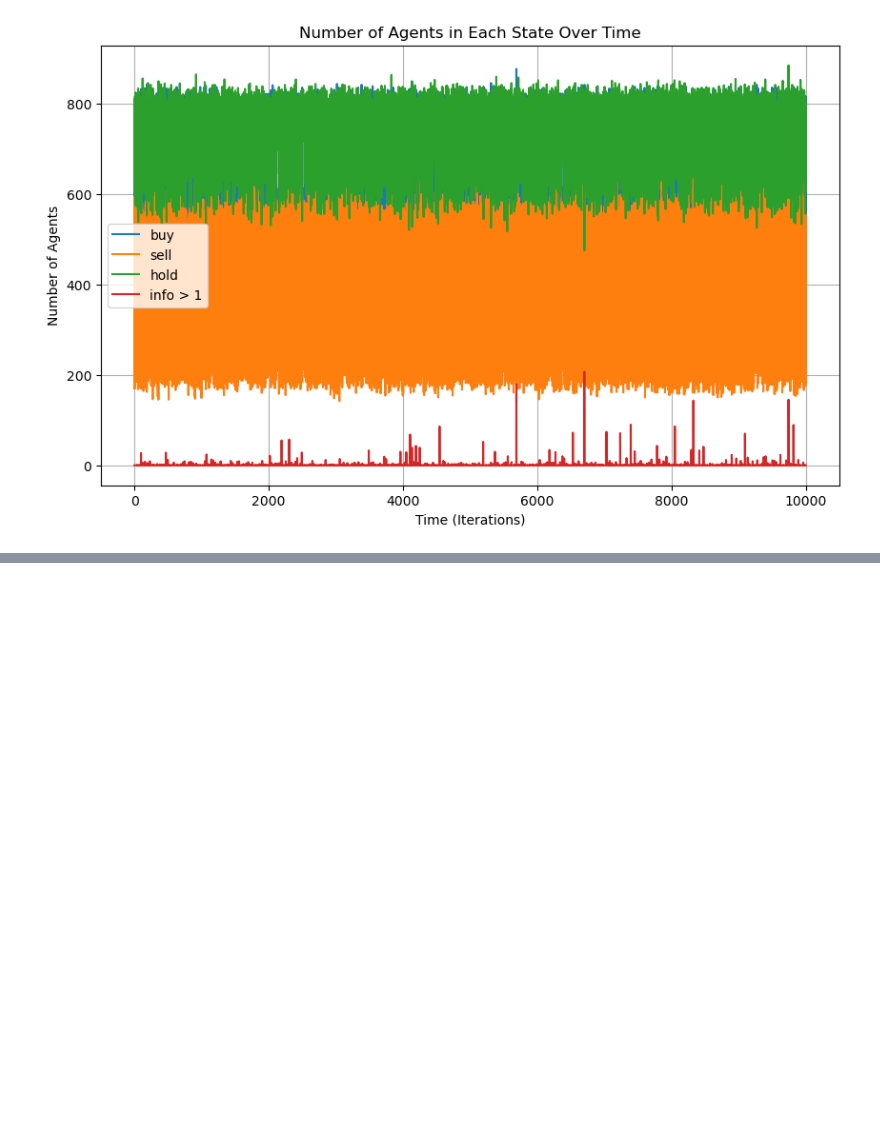
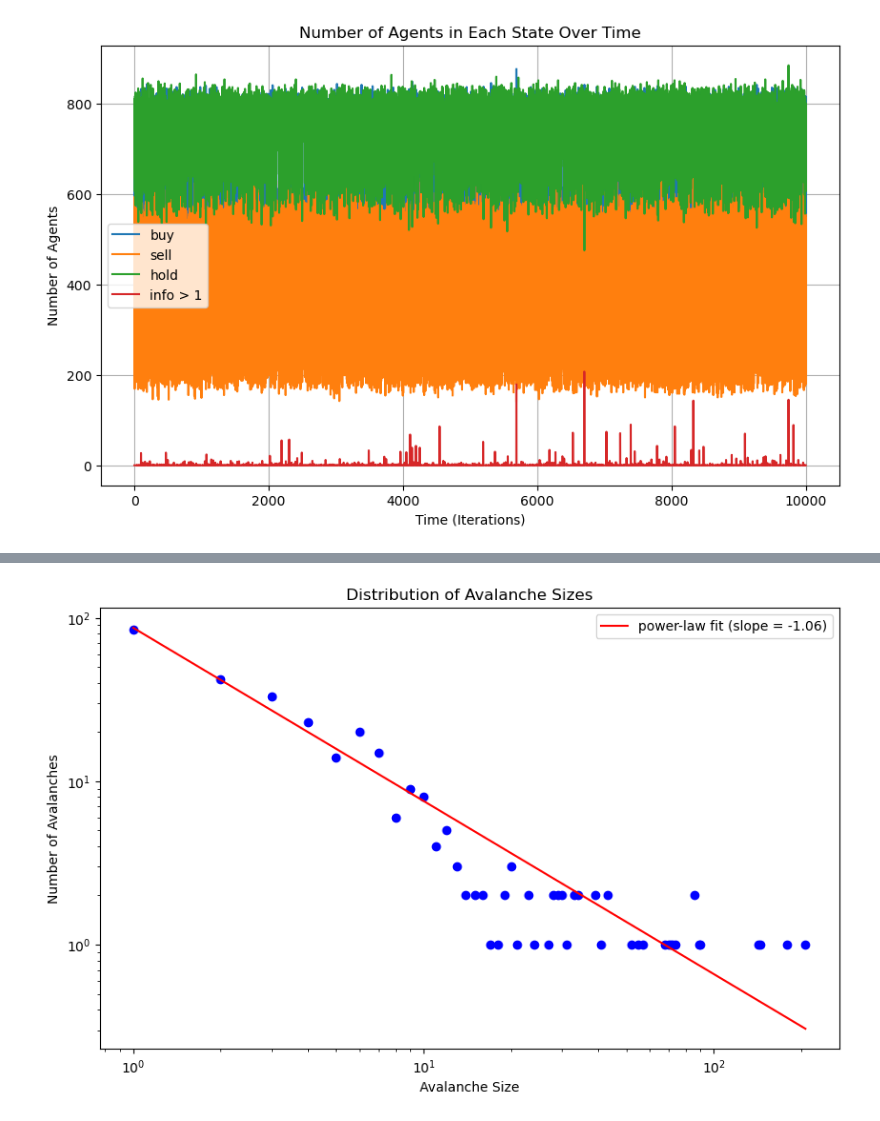
Before and after one commit to SuperAileen/CCS-2024-Group20, a Jupyter notebook: main_network.ipynb, the cells around one changed output, grey strips where cells are left out. Cells and saved outputs as stored; diff of their text form; code cells hidden in the pictures; blank space fills up the shorter version.

Commit message:
added power law plot

```diff
--- a/main_network.ipynb
+++ b/main_network.ipynb
@@ -473,0 +471,39 @@ for
+# %%
+# Filter out the time steps where no avalanche occurred
+avalanche_sizes = np.array(ob.info_counts)
+avalanche_sizes = avalanche_sizes[avalanche_sizes > 0]
+
+# Calculate the unique avalanche sizes and their counts
+avalanche_sizes, counts = np.unique(avalanche_sizes, return_counts=True)
+
+# Define the power-law function for fitting
+def power_law(x, a, b):
+    return a * np.power(x, b)
+
+# Fit the power-law curve to the data
+params, _ = curve_fit(power_law, avalanche_sizes, counts)
+
+# Unpack fitting parameters for plotting
+a, b = params
+
+plt.figure(figsize=(10, 6))
+plt.scatter(avalanche_sizes, counts, color='blue')  # Scatter plot of the raw data
+
+# Generate points for the fitted line
+fitted_line = power_law(avalanche_sizes, a, b)
+
+# Plot the fitted line
+plt.plot(avalanche_sizes, fitted_line, label=f'power-law fit (slope = {b:.2f})', color='red')
+
+# Set the plot to log-log scale
+plt.xscale('log')
+plt.yscale('log')
+
+plt.xlabel('Avalanche Size')
+plt.ylabel('Number of Avalanches')
+plt.title('Distribution of Avalanche Sizes')
+
+plt.legend()
+plt.show()
+# %% [output]
+[figure, added]
```
Also changed, not shown: parts of 4 cells of this notebook.
